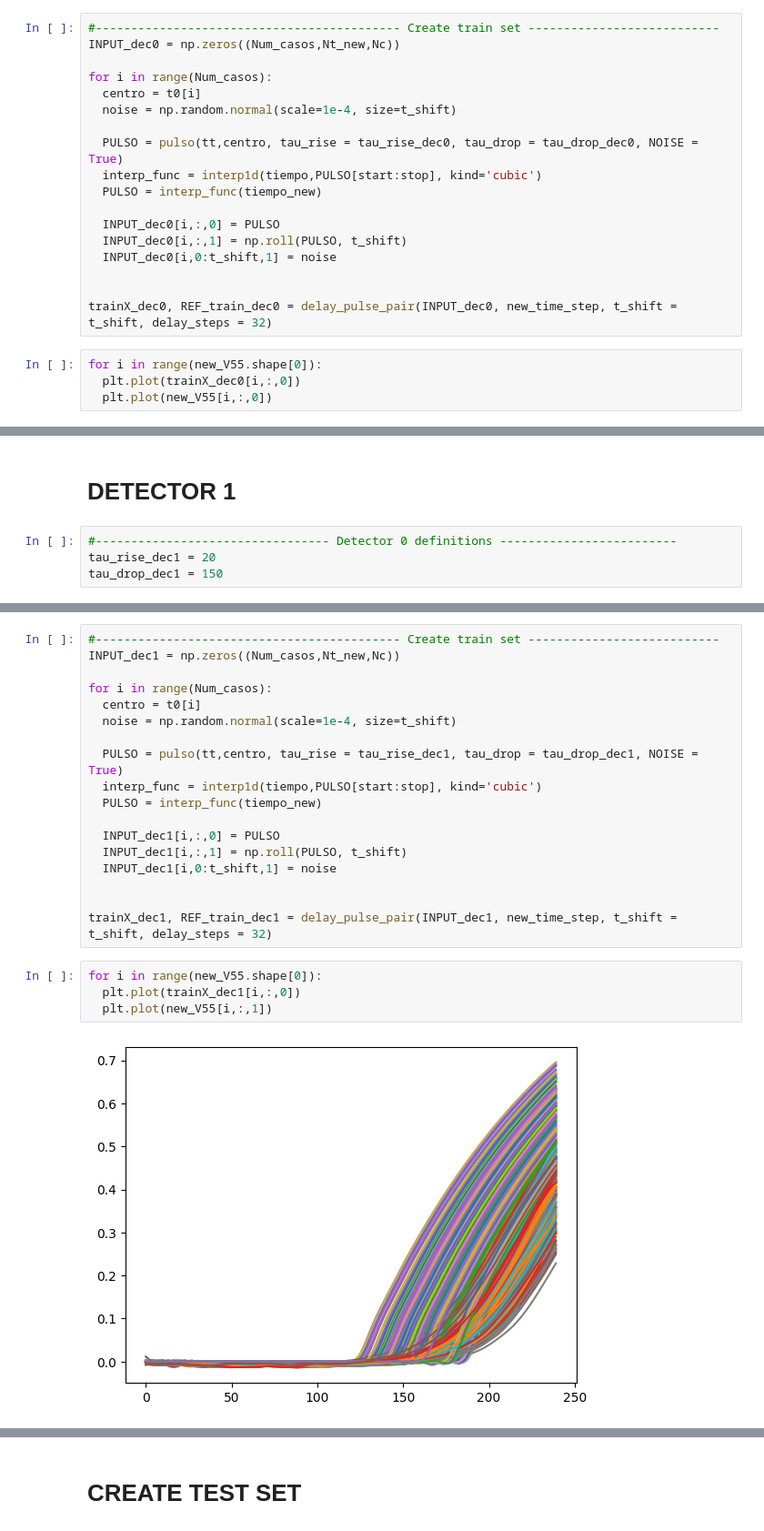
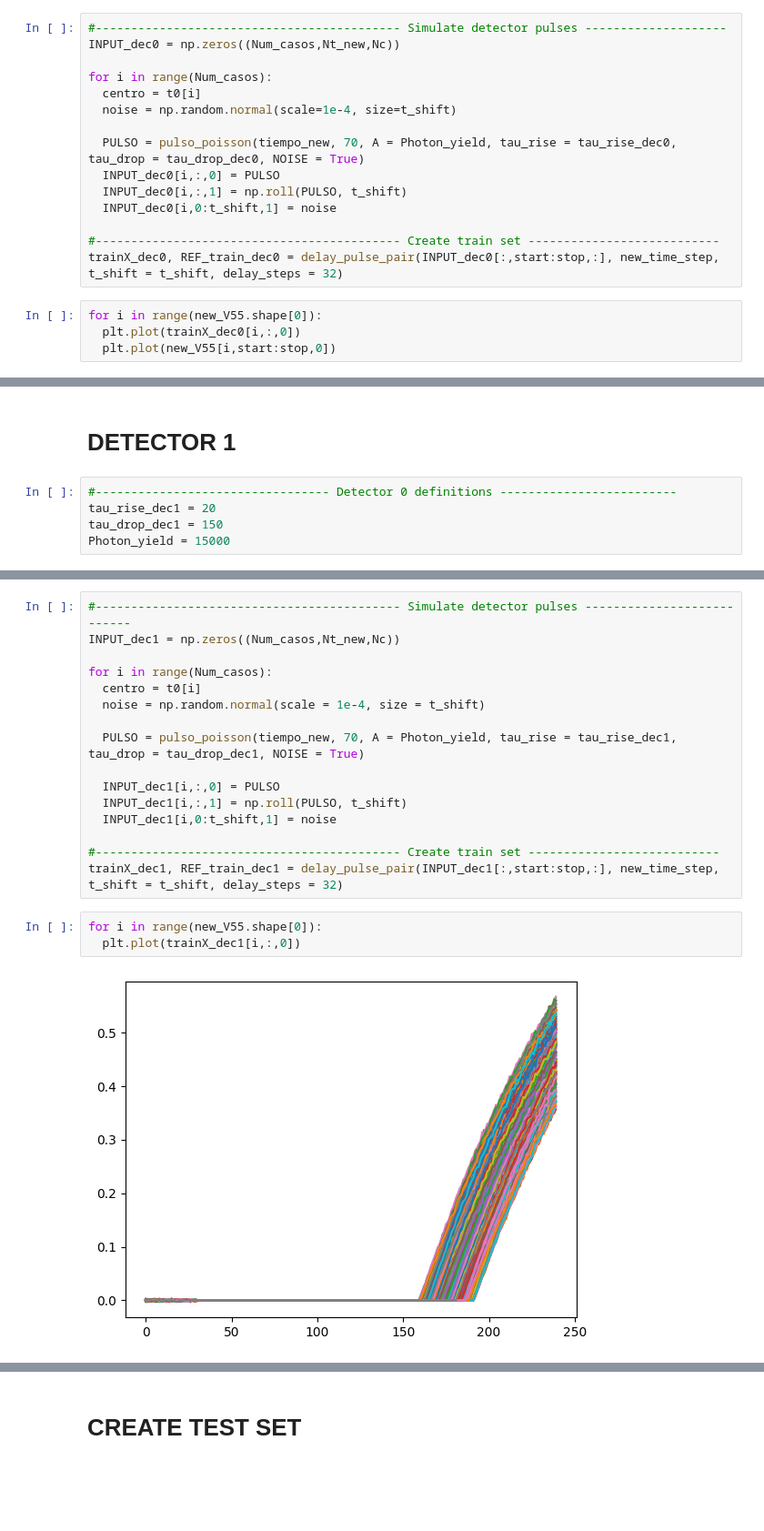
Before and after one commit to wjosefw/Signal-processing-with-Neural-networks, a Jupyter notebook: only_simulados_high_noise.ipynb, the cells around one changed output, grey strips where cells are left out. Shown at 91% size. Drawn from its saved outputs; the diff is of its cells as text; blank space fills up the shorter version.

```diff
--- a/only_simulados_high_noise.ipynb
+++ b/only_simulados_high_noise.ipynb
@@ -112,23 +103,20 @@ plt.legend()
 # %%
-#------------------------------------------- Create train set ---------------------------
+#------------------------------------------- Simulate detector pulses --------------------
 INPUT_dec0 = np.zeros((Num_casos,Nt_new,Nc))
 
 for i in range(Num_casos):
   centro = t0[i]
   noise = np.random.normal(scale=1e-4, size=t_shift)
 
-  PULSO = pulso(tt,centro, tau_rise = tau_rise_dec0, tau_drop = tau_drop_dec0, NOISE = True)
-  interp_func = interp1d(tiempo,PULSO[start:stop], kind='cubic')
-  PULSO = interp_func(tiempo_new)
-
+  PULSO = pulso_poisson(tiempo_new, 70, A = Photon_yield, tau_rise = tau_rise_dec0, tau_drop = tau_drop_dec0, NOISE = True)
   INPUT_dec0[i,:,0] = PULSO
   INPUT_dec0[i,:,1] = np.roll(PULSO, t_shift)
   INPUT_dec0[i,0:t_shift,1] = noise
 
-
-trainX_dec0, REF_train_dec0 = delay_pulse_pair(INPUT_dec0, new_time_step, t_shift = t_shift, delay_steps = 32)
+#------------------------------------------- Create train set ---------------------------
+trainX_dec0, REF_train_dec0 = delay_pulse_pair(INPUT_dec0[:,start:stop,:], new_time_step, t_shift = t_shift, delay_steps = 32)
 # %%
 for i in range(new_V55.shape[0]):
   plt.plot(trainX_dec0[i,:,0])
-  plt.plot(new_V55[i,:,0])
+  plt.plot(new_V55[i,start:stop,0])
 # %% [output]
@@ -156,4 +144,5 @@ Max dec0 = 42.66629283145285
 #--------------------------------- Detector 0 definitions -------------------------
 tau_rise_dec1 = 20
 tau_drop_dec1 = 150
+Photon_yield = 15000
 # %%
@@ -168,27 +157,24 @@ plt.legend()
 # %%
-#------------------------------------------- Create train set ---------------------------
+#------------------------------------------- Simulate detector pulses ---------------------------
 INPUT_dec1 = np.zeros((Num_casos,Nt_new,Nc))
 
 for i in range(Num_casos):
   centro = t0[i]
-  noise = np.random.normal(scale=1e-4, size=t_shift)
+  noise = np.random.normal(scale = 1e-4, size = t_shift)
 
-  PULSO = pulso(tt,centro, tau_rise = tau_rise_dec1, tau_drop = tau_drop_dec1, NOISE = True)
-  interp_func = interp1d(tiempo,PULSO[start:stop], kind='cubic')
-  PULSO = interp_func(tiempo_new)
+  PULSO = pulso_poisson(tiempo_new, 70, A = Photon_yield, tau_rise = tau_rise_dec1, tau_drop = tau_drop_dec1, NOISE = True)
 
   INPUT_dec1[i,:,0] = PULSO
   INPUT_dec1[i,:,1] = np.roll(PULSO, t_shift)
   INPUT_dec1[i,0:t_shift,1] = noise
 
-
-trainX_dec1, REF_train_dec1 = delay_pulse_pair(INPUT_dec1, new_time_step, t_shift = t_shift, delay_steps = 32)
+#------------------------------------------- Create train set ---------------------------
+trainX_dec1, REF_train_dec1 = delay_pulse_pair(INPUT_dec1[:,start:stop,:], new_time_step, t_shift = t_shift, delay_steps = 32)
 # %%
 for i in range(new_V55.shape[0]):
   plt.plot(trainX_dec1[i,:,0])
-  plt.plot(new_V55[i,:,1])
 # %% [output]
-[figure, old version]
+[figure, new version]
 # %%
 #-------------------------------------------------------------- Calculate moments ---------------------------------------------------
 M_Train_dec1 = momentos(trainX_dec1)
```
Also changed, not shown: parts of 21 cells of this notebook.
